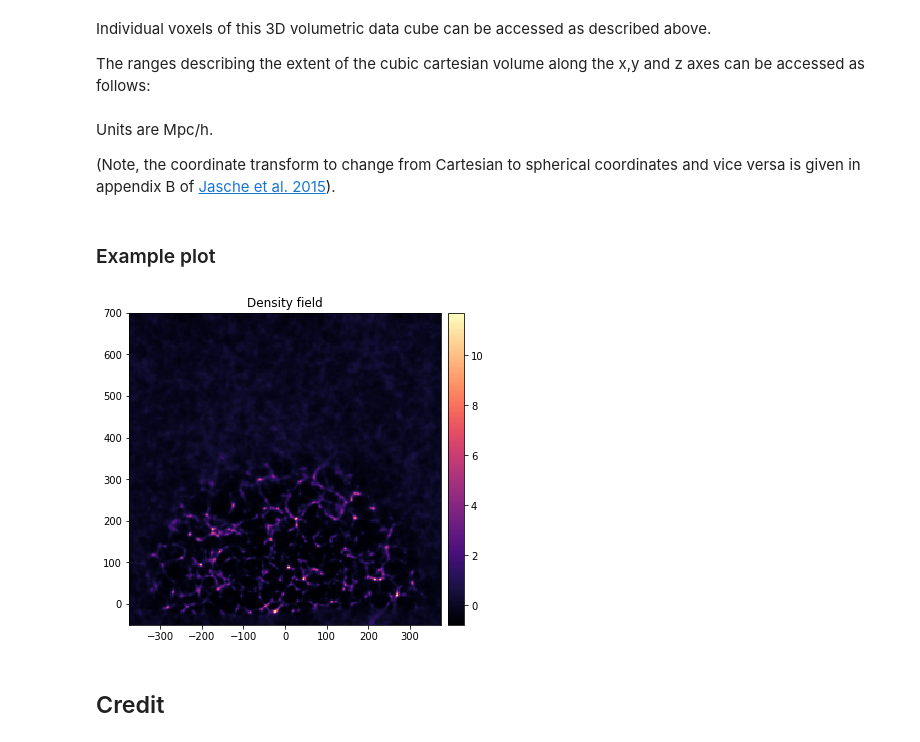
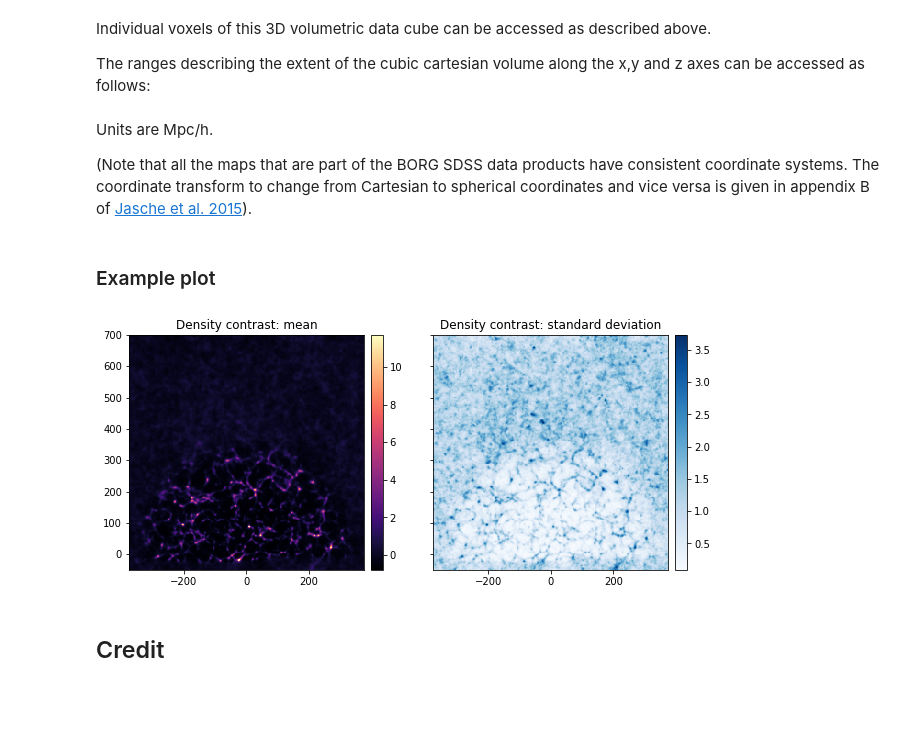
Before and after one commit to florent-leclercq/borg_sdss_data_release, a Jupyter notebook: borg_sdss_density/borg_sdss_density.ipynb, the cells around one changed output. Saved outputs shown, nothing was run; the diff lists cells and outputs as text; code cells hidden in the pictures; blank space fills up the shorter version.

```diff
--- a/borg_sdss_density/borg_sdss_density.ipynb
+++ b/borg_sdss_density/borg_sdss_density.ipynb
@@ -70,22 +70,27 @@ zmax=data['ranges'][5]
 # %% [markdown]
 Units are Mpc/h.
 
-(Note, the coordinate transform to change from Cartesian to spherical coordinates and vice versa is given in appendix B of [Jasche et al. 2015](https://arxiv.org/abs/1409.6308)).
+(Note that all the maps that are part of the BORG SDSS data products have consistent coordinate systems. The coordinate transform to change from Cartesian to spherical coordinates and vice versa is given in appendix B of [Jasche et al. 2015](https://arxiv.org/abs/1409.6308)).
 # %% [markdown]
 ### Example plot
 # %%
 from matplotlib import pyplot as plt
 from mpl_toolkits.axes_grid1 import make_axes_locatable
 %matplotlib inline
-fig, ax = plt.subplots(figsize=(6,6))
-im = ax.imshow(mean[:,:,128], origin='lower', extent=[ymin,ymax,zmin,zmax], cmap="magma")
-ax.set_title("Density field")
-divider = make_axes_locatable(ax)
+f, (ax1, ax2) = plt.subplots(1, 2, sharey=True, figsize=(10,5))
+im1 = ax1.imshow(mean[:,:,128], origin='lower', extent=[ymin,ymax,zmin,zmax], cmap="magma")
+ax1.set_title("Density contrast: mean")
+divider = make_axes_locatable(ax1)
 cax = divider.append_axes("right", size="5%", pad=0.1)
-cbar = fig.colorbar(im, cax=cax)
+cbar = f.colorbar(im1, cax=cax)
+im2 = ax2.imshow(stdv[:,:,128], origin='lower', extent=[ymin,ymax,zmin,zmax], cmap="Blues")
+ax2.set_title("Density contrast: standard deviation")
+divider = make_axes_locatable(ax2)
+cax = divider.append_axes("right", size="5%", pad=0.1)
+cbar = f.colorbar(im2, cax=cax)
 plt.show()
 # %% [output]
-[figure, old version]
+[figure, new version]
 # %% [markdown]
 ## Credit
 # %% [markdown]
```
Also changed, not shown: parts of 1 cell of this notebook, 6 other files.
